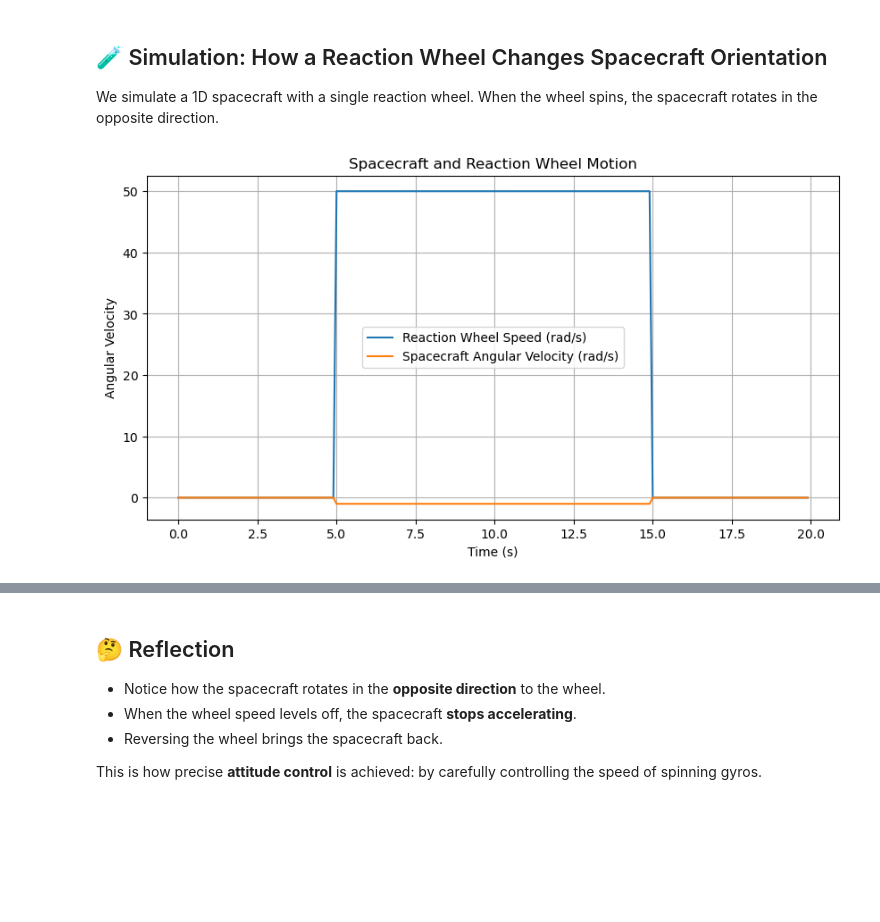
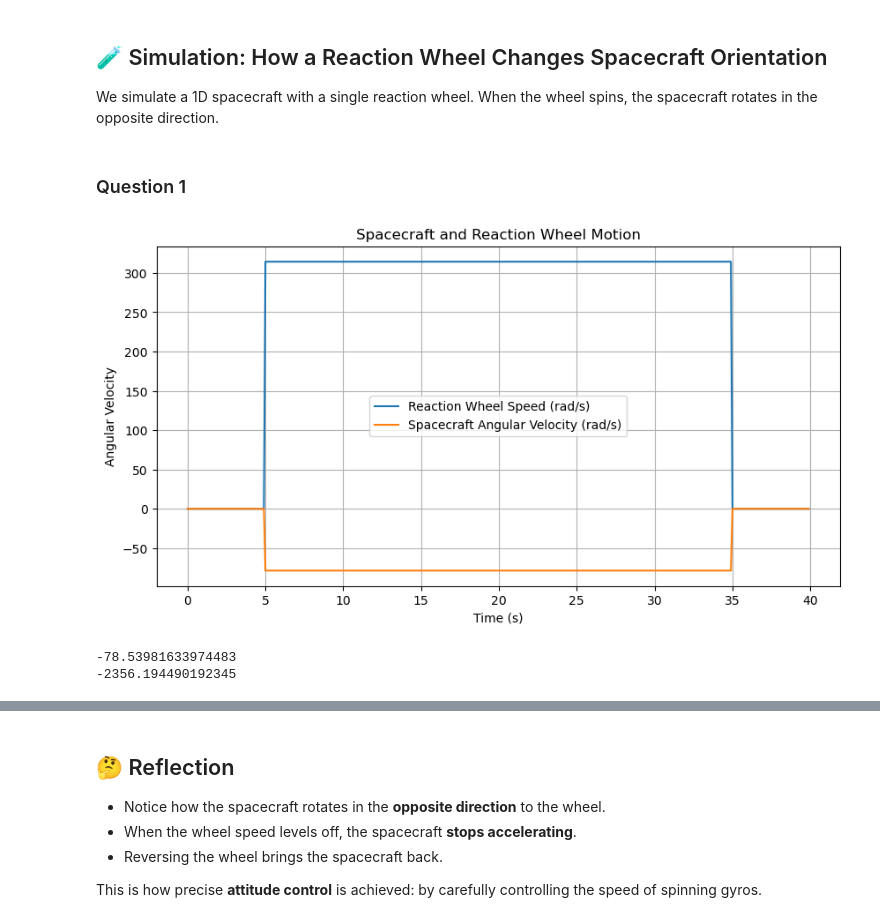
Before and after one commit to jnoonan94/smbdmp, a Jupyter notebook: gyro_tutorials/gyro_conservation_tutorial.ipynb, the cells around one changed output, grey strips where cells are left out. Drawn from its saved outputs; the diff is of its cells as text; code cells hidden in the pictures; blank space fills up the shorter version.

Commit message:
JWN:commiting updating gyro tutorial with question answers.

```diff
--- a/gyro_tutorials/gyro_conservation_tutorial.ipynb
+++ b/gyro_tutorials/gyro_conservation_tutorial.ipynb
@@ -19,36 +19,57 @@ Where:
 ## 🧪 Simulation: How a Reaction Wheel Changes Spacecraft Orientation
 
 We simulate a 1D spacecraft with a single reaction wheel. When the wheel spins, the spacecraft rotates in the opposite direction.
+# %% [markdown]
+### Question 1
 # %%
 import numpy as np
 import matplotlib.pyplot as plt
 
+rpm = 3000
+
+M_sc = 15 #kg
+M_rw = 5 #kg
+
+a_sc = 0.2 #m
+r_rw = 0.1 #m
+
 # Constants
-I_sc = 50     # Spacecraft moment of inertia (kg m^2)
-I_rw = 1      # Reaction wheel moment of inertia (kg m^2)
+I_sc = (1/6)*M_sc*a_sc**2    # Spacecraft moment of inertia (kg m^2)
+I_rw = (1/2)*M_rw*r_rw**2     # Reaction wheel moment of inertia (kg m^2)
 
 dt = 0.1      # Time step (s)
-t = np.arange(0, 20, dt)
+t = np.arange(0, 40, dt)
+
+rpm_rads = rpm*2*np.pi/60
+t_tot = 30 #s
 
 # Define wheel angular velocity profile
-rw_speed = np.piecewise(t, [t < 5, (t >= 5) & (t < 15), t >= 15], [0, 50, 0])
+rw_speed = np.piecewise(t, [t < 5, (t >= 5) & (t < 35), t >= 35], [0, rpm_rads, 0])
 # Reaction wheel accelerates then decelerates
 rw_accel = np.gradient(rw_speed, dt)
 
 # Conservation of momentum: I_sc * w_sc + I_rw * w_rw = const
 # Assume system starts from rest, so total L = 0
 # So spacecraft angular velocity is:
 sc_speed = -(I_rw / I_sc) * rw_speed
 
 # Plot
 plt.figure(figsize=(10,5))
 plt.plot(t, rw_speed, label='Reaction Wheel Speed (rad/s)')
 plt.plot(t, sc_speed, label='Spacecraft Angular Velocity (rad/s)')
 plt.xlabel('Time (s)')
 plt.ylabel('Angular Velocity')
 plt.title('Spacecraft and Reaction Wheel Motion')
 plt.legend()
 plt.grid(True)
 plt.show()
+
+#Get rotation speed of spacecraft
+mean_sc_rot_speed = np.mean(sc_speed[(5<t)&(t<35)])
+print(mean_sc_rot_speed)
+total_rotation = mean_sc_rot_speed * t_tot
+print(total_rotation)
 # %% [output]
-[figure, old version]
+[figure, new version]
+-78.53981633974483
+-2356.194490192345
```
Also changed, not shown: parts of 6 cells of this notebook.
